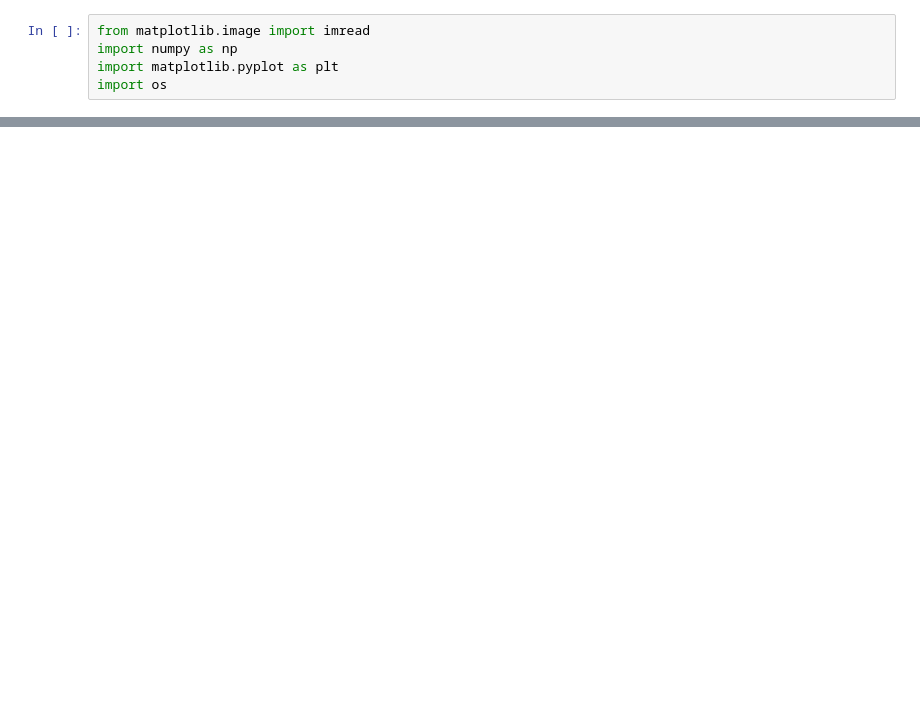
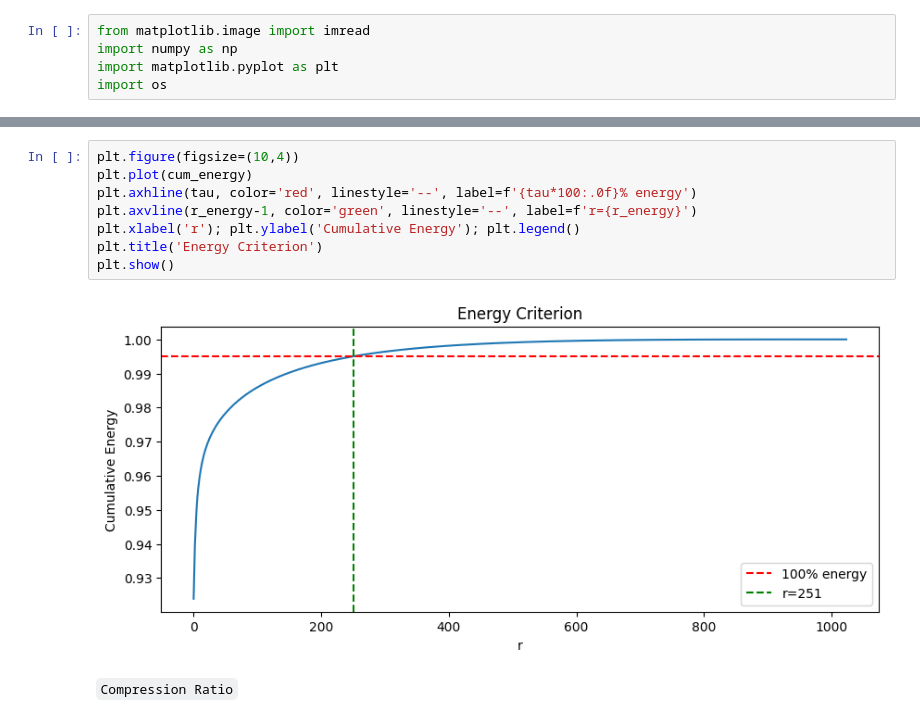
Before and after one commit to Mghzz/Face_Recognition, a Jupyter notebook: image_compression.ipynb, the cells around one changed output, grey strips where cells are left out. Cells and saved outputs as stored; diff of their text form; blank space fills up the shorter version.

```diff
--- a/image_compression.ipynb
+++ b/image_compression.ipynb
@@ -37,0 +64,12 @@ for r in (5, 20, 100, 1000) :
+# %%
+plt.figure(figsize=(10,4))
+plt.plot(cum_energy)
+plt.axhline(tau, color='red', linestyle='--', label=f'{tau*100:.0f}% energy')
+plt.axvline(r_energy-1, color='green', linestyle='--', label=f'r={r_energy}')
+plt.xlabel('r'); plt.ylabel('Cumulative Energy'); plt.legend()
+plt.title('Energy Criterion')
+plt.show()
+# %% [output]
+[figure, added]
+# %% [markdown]
+`Compression Ratio`
```
Also changed, not shown: parts of 6 cells of this notebook, 1 other file.
